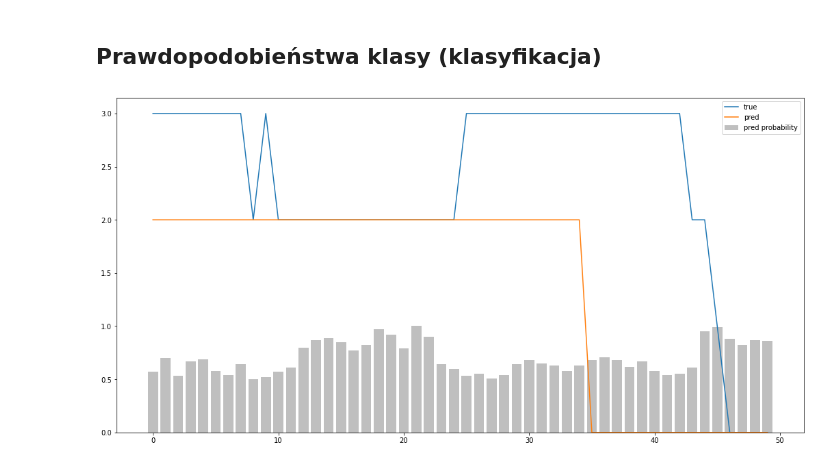
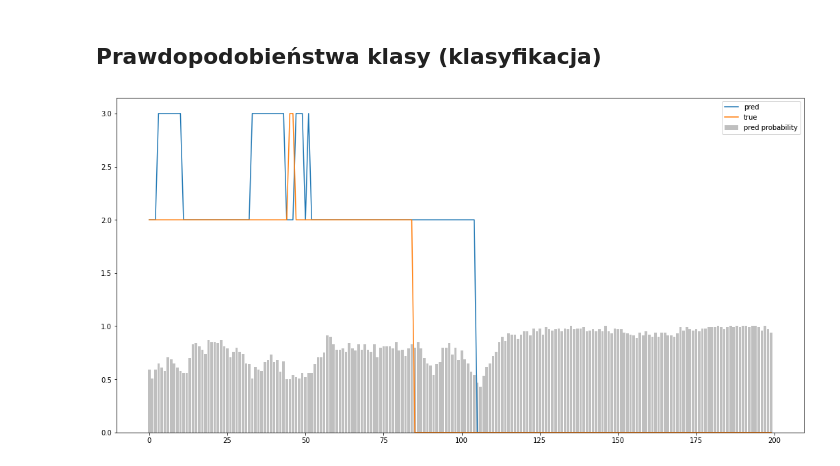
Before and after one commit to tomdrozdz/pgm-project, a Jupyter notebook: lstm.ipynb, the cells around one changed output. Drawn from its saved outputs; the diff is of its cells as text; code cells hidden in the pictures.

```diff
--- a/lstm.ipynb
+++ b/lstm.ipynb
@@ -119,12 +170,12 @@ visualise_regr_results(mcdLSTM_regr, seq_x_test[100:200], seq_y_test[100:200], d
 # %%
 from src.lstm import visualise_clf_results
 
 device='cuda:0'
 mcdLSTM_clf = MCDLSTM(no_layers=3, input_size=12, hidden_dim=64, output_dim=4, drop_prob=0.5, device=device).to(device)
-best_state = torch.load('models/lstm_model_clf_state_dict.pt', map_location=device)
+best_state = torch.load('models/lstm_model_clf.pt', map_location=device)
 mcdLSTM_clf.load_state_dict(best_state)
 
 plt.figure(figsize=(18, 9))
-visualise_clf_results(mcdLSTM_clf, seq_x_test[250:300], seq_y_test[250:300], device=device)
+visualise_clf_results(mcdLSTM_clf, seq_x_test[200:400], seq_y_test[200:400], device=device)
 # %% [output]
-[figure, old version]
+[figure, new version]
```
Also changed, not shown: parts of 9 cells of this notebook, 2 other files.
